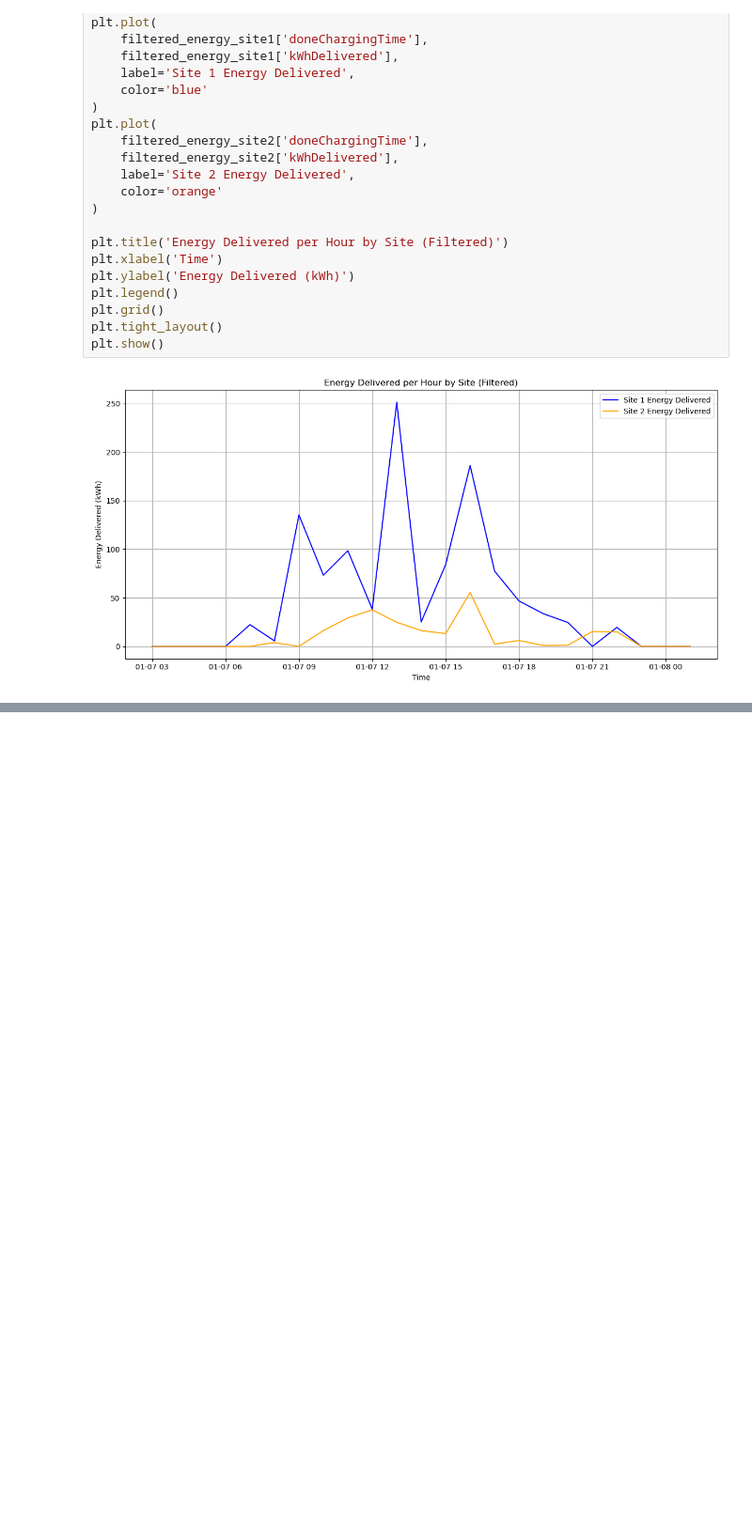
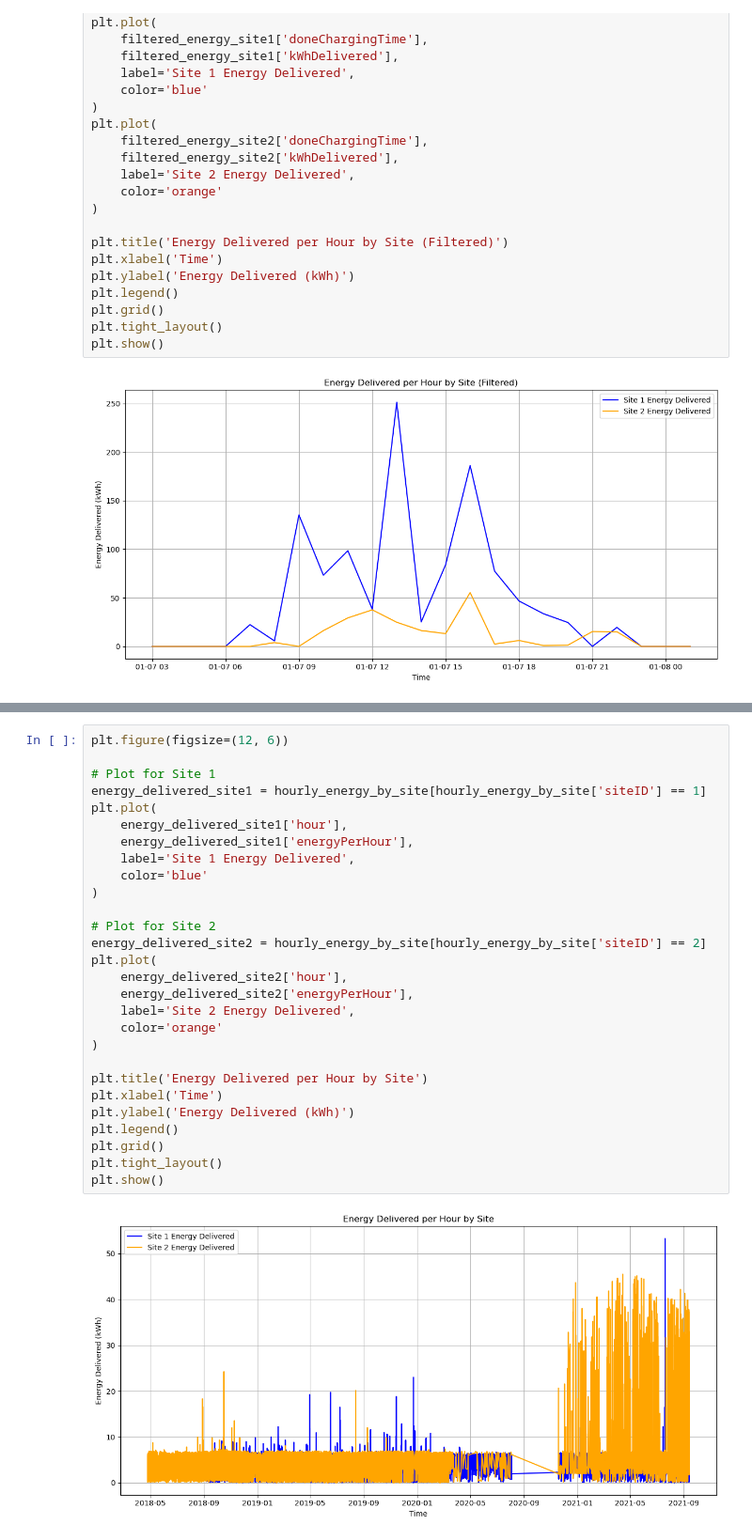
Before and after one commit to JanRkck/AA24, a Jupyter notebook: Task2b.ipynb, the cells around one changed output, grey strips where cells are left out. Shown at 94% size. Saved outputs shown, nothing was run; the diff lists cells and outputs as text; blank space fills up the shorter version.

```diff
--- a/Task2b.ipynb
+++ b/Task2b.ipynb
@@ -478,0 +502,30 @@ plt.show()
+# %%
+plt.figure(figsize=(12, 6))
+
+# Plot for Site 1
+energy_delivered_site1 = hourly_energy_by_site[hourly_energy_by_site['siteID'] == 1]
+plt.plot(
+    energy_delivered_site1['hour'],
+    energy_delivered_site1['energyPerHour'],
+    label='Site 1 Energy Delivered',
+    color='blue'
+)
+
+# Plot for Site 2
+energy_delivered_site2 = hourly_energy_by_site[hourly_energy_by_site['siteID'] == 2]
+plt.plot(
+    energy_delivered_site2['hour'],
+    energy_delivered_site2['energyPerHour'],
+    label='Site 2 Energy Delivered',
+    color='orange'
+)
+
+plt.title('Energy Delivered per Hour by Site')
+plt.xlabel('Time')
+plt.ylabel('Energy Delivered (kWh)')
+plt.legend()
+plt.grid()
+plt.tight_layout()
+plt.show()
+# %% [output]
+[figure, added]
```
Also changed, not shown: parts of 4 cells of this notebook.
